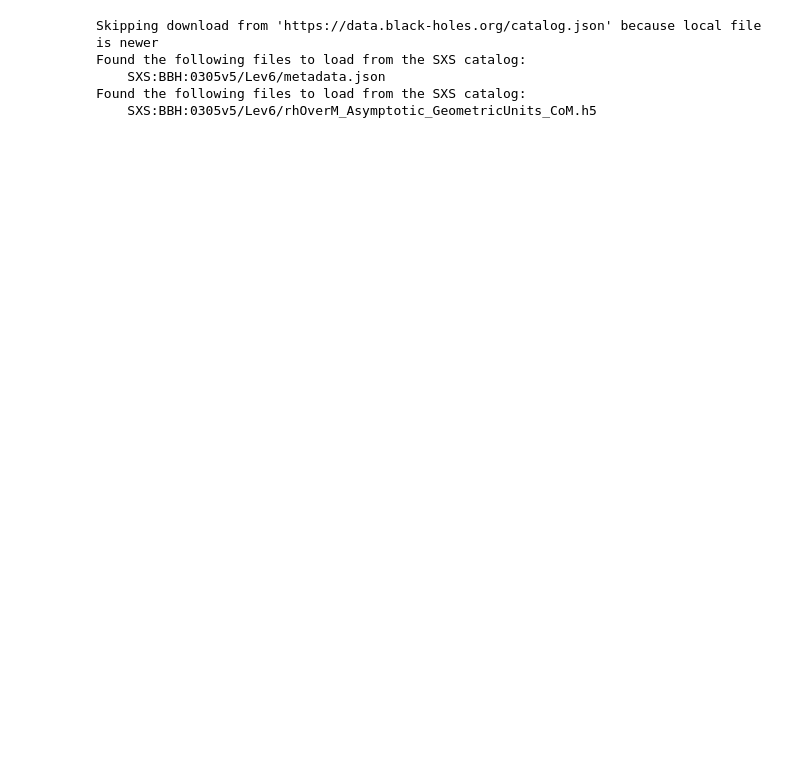
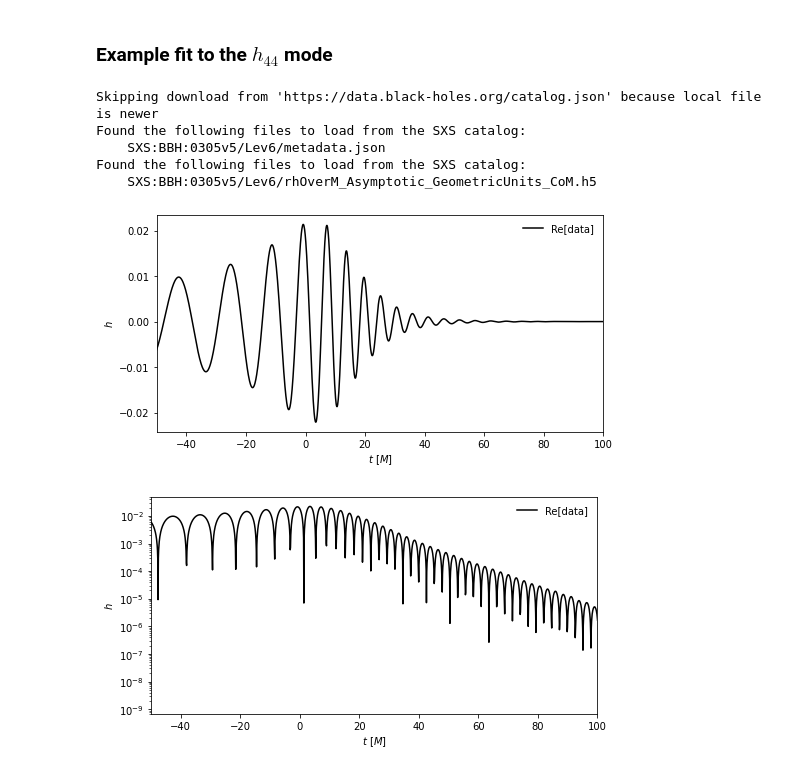
Before and after one commit to eliotfinch/qnmfits, a Jupyter notebook: examples/quadratic_qnms.ipynb, the cells around one changed output. Drawn from its saved outputs; the diff is of its cells as text; code cells hidden in the pictures; blank space fills up the shorter version.

Commit message:
new qnm funcs, example updates

```diff
--- a/examples/quadratic_qnms.ipynb
+++ b/examples/quadratic_qnms.ipynb
@@ -6,5 +16,7 @@ import qnmfits
+# %% [markdown]
+### Example fit to the $h_{44}$ mode
 # %%
-sim = qnmfits.Simulation(305, zero_time=(2,2))
+sim = qnmfits.SXS(305, zero_time=(2,2))
 # %% [output]
 Skipping download from 'https://data.black-holes.org/catalog.json' because local file is newer
 Found the following files to load from the SXS catalog:
@@ -18,5 +26,6 @@ _ = ax.set_xlim(-50, 50)
 # %%
-fig, ax = plt.subplots()
-# ax.plot(sim.times, np.real(sim.h[4,4]))
-ax.plot(sim.times, np.real(sim.h[4,0]))
-_ = ax.set_xlim(-50, 50)
+qnmfits.plot_ringdown(sim.times, sim.h[4,4])
+qnmfits.plot_ringdown(sim.times, sim.h[4,4], log=True)
+# %% [output]
+[figure, added]
+[figure, added]
```
Also changed, not shown: parts of 12 cells of this notebook, 7 other files.
